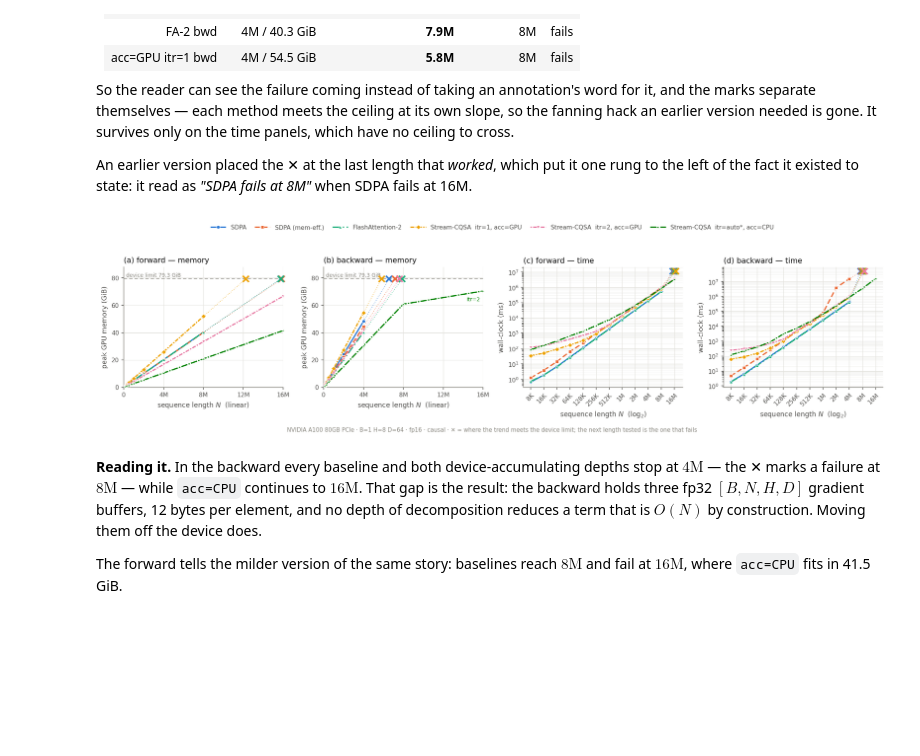
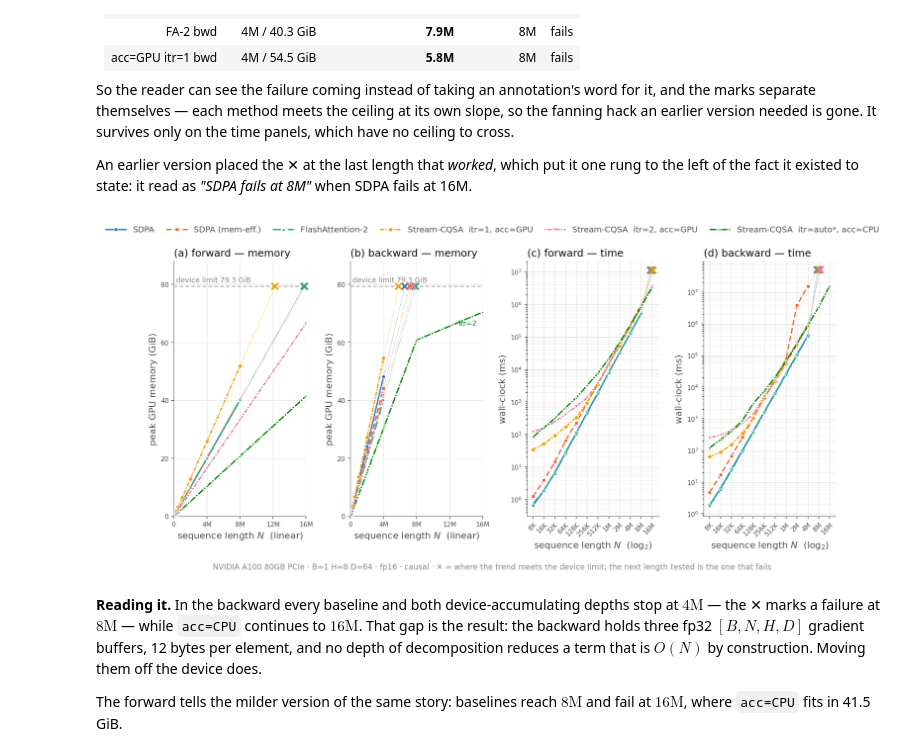
Before and after one commit to yiming-b/Stream-CQSA, a Jupyter notebook: notebooks/paper_figures.ipynb, the cells around one changed output. Saved outputs shown, nothing was run; the diff lists cells and outputs as text; code cells hidden in the pictures; blank space fills up the shorter version.

```diff
--- a/notebooks/paper_figures.ipynb
+++ b/notebooks/paper_figures.ipynb
@@ -120,6 +120,12 @@ Two rules the panels follow:
 # %%
 SLOT = ["#2a78d6", "#eb6834", "#1baf7a", "#eda100", "#e87ba4", "#008300"]
 INK, INK2, INK3, GRID = "#0b0b0b", "#52514e", "#8a8880", "#e3e2dd"
+
+# Every label size below goes through fs(), so type can be scaled for the
+# printed size from one place rather than at twenty-odd call sites.
+FONT_SCALE = 1.28
+def fs(pt):
+    return round(pt * FONT_SCALE, 2)
 
 # (colour slot, marker, dash) -- one slot per series, assigned in the palette's
 # fixed order and never reused. An earlier version put flash and acc=CPU both on
@@ -172,10 +178,10 @@ def style_axes(ax, xlabel, ylabel, title=None, xscale="log"):
     # themselves, 8K through 16M, so the axis is N drawn on a log scale. You
     # would write log2(N) only if the ticks read 13 through 24.
     ax.set_xlabel(xlabel + ("  (log$_2$)" if xscale == "log" else "  (linear)"),
-                  color=INK2, fontsize=9)
-    ax.set_ylabel(ylabel, color=INK2, fontsize=9)
+                  color=INK2, fontsize=fs(9))
+    ax.set_ylabel(ylabel, color=INK2, fontsize=fs(9))
     if title:
-        ax.set_title(title, color=INK, fontsize=10, pad=6, loc="left")
+        ax.set_title(title, color=INK, fontsize=fs(10), pad=6, loc="left")
     ax.xaxis.set_major_formatter(FuncFormatter(nfmt))
     if xscale == "log":
         ax.xaxis.set_major_locator(LogLocator(base=2, numticks=20))
@@ -369,8 +375,8 @@ def plot_panel(ax, rows, direction, field, ylabel, title,
                 if xi and depths.get(x) is not None and \
                         depths.get(x) != depths.get(xs[xi - 1]):
                     ax.annotate(f"itr={depths[x]}", (x, ys[xi]),
-                                textcoords="offset points", xytext=(-4, -13),
-                                ha="right", fontsize=7, color=SLOT[ci], zorder=6)
+                                textcoords="offset points", xytext=(-7, -17),
+                                ha="right", fontsize=fs(7), color=SLOT[ci], zorder=6)
 
     style_axes(ax, "sequence length $N$", ylabel, title,
                xscale="linear" if capacity else "log")
@@ -384,7 +390,7 @@ def plot_panel(ax, rows, direction, field, ylabel, title,
         ax.axhline(capacity, color=INK3, lw=0.9, ls=(0, (5, 3)), zorder=1)
         ax.text(0.015, capacity * 1.01, f"device limit {capacity:g} GiB",
                 transform=ax.get_yaxis_transform(), va="bottom", ha="left",
-                color=INK3, fontsize=7)
+                color=INK3, fontsize=fs(7))
         y_fail = capacity
     else:
         ax.set_ylim(top=hi * 6 if hi else None)
@@ -414,38 +420,41 @@ def plot_panel(ax, rows, direction, field, ylabel, title,
                     ls=(0, (1, 2)), zorder=2, alpha=0.7)
             ax.plot([x_mark], [y_fail], marker="x", ms=8, mew=2.2, color=colour,
                     zorder=5, linestyle="none", clip_on=False)
     return drew
 
 
 # Four panels across, not two-by-two. The comparisons a reader makes are
 # between the two directions within a quantity and between the two quantities
 # for one direction; in a row every panel is adjacent to both, and the memory
 # pair sits together rather than split across a fold.
 PANELS = [("fwd", "mem_alloc_peak", "peak GPU memory (GiB)", "memory"),
           ("bwd", "mem_alloc_peak", "peak GPU memory (GiB)", "memory"),
           ("fwd", "ms", "wall-clock (ms)", "time"),
           ("bwd", "ms", "wall-clock (ms)", "time")]
 
-fig, axes = plt.subplots(1, 4, figsize=(14.8, 3.9), squeeze=False)
+# Height half the width. At nearly 4:1 the row reproduces at a size where the
+# type has to be tiny to fit.
+W = 3.05 * 4
+fig, axes = plt.subplots(1, 4, figsize=(W, W / 2.0), squeeze=False)
 for j, (d, field, ylabel, kind) in enumerate(PANELS):
     name = "forward" if d == "fwd" else "backward"
     plot_panel(axes[0][j], TIMING, d, field, ylabel,
                f"({chr(97+j)}) {name} — {kind}",
                scale=1/1024 if kind == "memory" else 1.0,
                capacity=META["gpu_gib"] if kind == "memory" else None)
 
 handles, labels = axes[0][0].get_legend_handles_labels()
 fig.legend(handles, labels, loc="upper center", ncol=6, frameon=False,
-           fontsize=8, labelcolor=INK2, bbox_to_anchor=(0.5, 1.02),
+           fontsize=fs(8), labelcolor=INK2, bbox_to_anchor=(0.5, 1.005),
            handlelength=2.6, columnspacing=1.4)
 fig.text(0.5, 0.008, f"{META['gpu']} · B=1 H=8 D=64 · fp16 · causal · "
          "✕ = where the trend meets the device limit; "
          "the next length tested is the one that fails",
-         ha="center", color=INK3, fontsize=7.5)
-fig.tight_layout(rect=(0, 0.03, 1, 0.88))
+         ha="center", color=INK3, fontsize=fs(7.5))
+fig.tight_layout(rect=(0, 0.035, 1, 0.945))
 plt.show()
 # %% [output]
-[figure, old version]
+[figure, new version]
 # %% [markdown]
 **Reading it.** In the backward every baseline and both device-accumulating
 depths stop at $4\mathrm{M}$ — the ✕ marks a failure at $8\mathrm{M}$ — while
```
Also changed, not shown: parts of 2 cells of this notebook, 10 other files.
